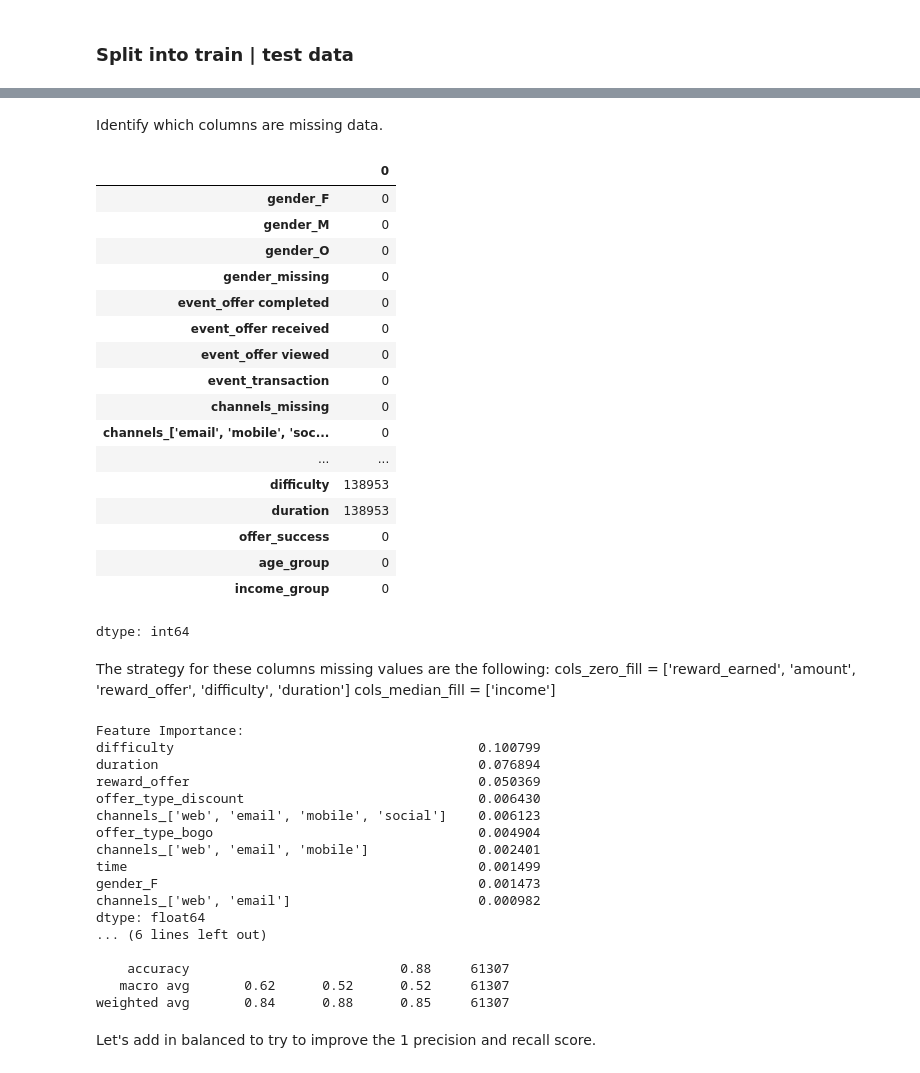
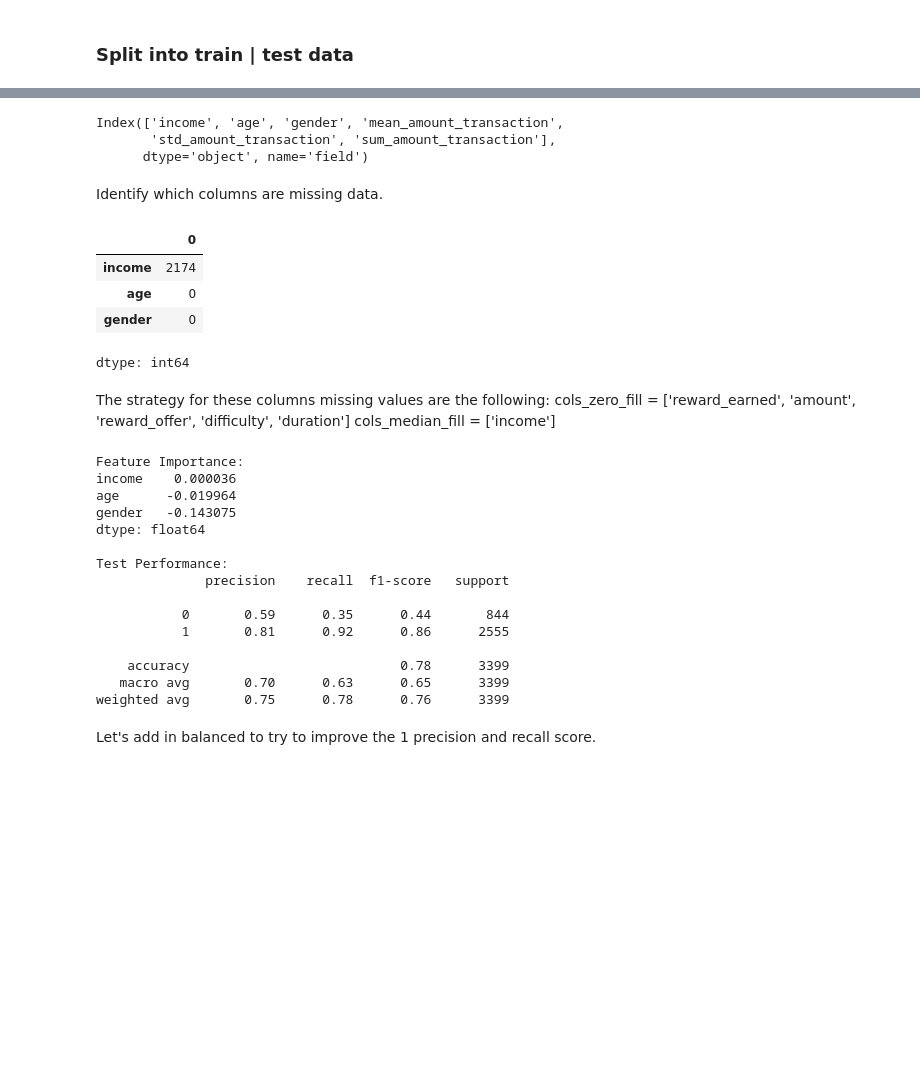
Before and after one commit to kiah-ucsd/DSE200, a Jupyter notebook: Mini_Project_2.ipynb, the cells around one changed output, grey strips where cells are left out. Drawn from its saved outputs; the diff is of its cells as text; code cells hidden in the pictures; blank space fills up the shorter version.

```diff
--- a/Mini_Project_2.ipynb
+++ b/Mini_Project_2.ipynb
@@ -664,2 +711,4 @@ Now that we finished encoding the categorical columns we'll move on to splitting
+# %%
+master_df.event_OC=master_df.event_OC.astype('category')
 # %% [markdown]
 ### Split into train | test data
@@ -671,6 +714,0 @@ Categories (2, object): ['offer completed', 'offer received']
-# %%
-master_df['offer_success'] = 0
-master_df.loc[master_df.event.str.contains('completed'),'offer_success'] = 1
-
-#drop this because transactrion is not an offer
-master_df.loc[~master_df.event.str.contains('transaction')]
@@ -681,14 +715,15 @@ array([1, 0])
 # %%
 
 #is label -- dependent variable, what are we trying to predict
-y = master_df['event'].values #all data and correlations
+y = master_df['event_OC'] #all data and correlations
 
 #what is the question we want to ask?
 # how much more coffee will people buy versus the amount rewarded to them
 
 #we need to pick the most valuable columns to throw in here
 # X = encoded_df.drop(columns=[c for c in leak_cols if c in encoded_df.columns], errors='ignore')
-X = y[['gender','age']]
+
+X = master_df[['income', 'age', 'gender']]
 
 X_train, X_test, y_train, y_test = train_test_split(
     X, y, test_size=0.2, random_state=42, stratify=y
@@ -709,25 +731,18 @@ Index(['gender_F', 'gender_M', 'gender_O', 'gender_missing',
+# %%
+pos_corr_OC.index
+# %% [output]
+Index(['income', 'age', 'gender', 'mean_amount_transaction',
+       'std_amount_transaction', 'sum_amount_transaction'],
+      dtype='object', name='field')
 # %% [markdown]
 Identify which columns are missing data.
 # %%
-encoded_df.isnull().sum()
+X.isnull().sum()
 # %% [output]
 |  | 0 |
-| gender_F | 0 |
-| gender_M | 0 |
-| gender_O | 0 |
-| gender_missing | 0 |
-| event_offer completed | 0 |
-| event_offer received | 0 |
-| event_offer viewed | 0 |
-| event_transaction | 0 |
-| channels_missing | 0 |
-| channels_['email', 'mobile', 'soc... | 0 |
-| ... | ... |
-| difficulty | 138953 |
-| duration | 138953 |
-| offer_success | 0 |
-| age_group | 0 |
-| income_group | 0 |
+| income | 2174 |
+| age | 0 |
+| gender | 0 |
 dtype: int64
 # %% [markdown]
 The strategy for these columns missing values are the following:
@@ -767,22 +783,20 @@ print("\nTest Performance:")
 print(classification_report(y_test, model.predict(X_test_clean)))
 # %% [output]
 Feature Importance:
-difficulty                                       0.100799
-duration                                         0.076894
-reward_offer                                     0.050369
-offer_type_discount                              0.006430
-channels_['web', 'email', 'mobile', 'social']    0.006123
-offer_type_bogo                                  0.004904
-channels_['web', 'email', 'mobile']              0.002401
-time                                             0.001499
-gender_F                                         0.001473
-channels_['web', 'email']                        0.000982
+income    0.000036
+age      -0.019964
+gender   -0.143075
 dtype: float64
-... (6 lines left out)
 
-    accuracy                           0.88     61307
-   macro avg       0.62      0.52      0.52     61307
-weighted avg       0.84      0.88      0.85     61307
+Test Performance:
+              precision    recall  f1-score   support
+
+           0       0.59      0.35      0.44       844
+           1       0.81      0.92      0.86      2555
+
+    accuracy                           0.78      3399
+   macro avg       0.70      0.63      0.65      3399
+weighted avg       0.75      0.78      0.76      3399
 # %% [markdown]
 Let's add in balanced to try to improve the 1 precision and recall score.
 # %%
```
Also changed, not shown: parts of 25 cells of this notebook.
